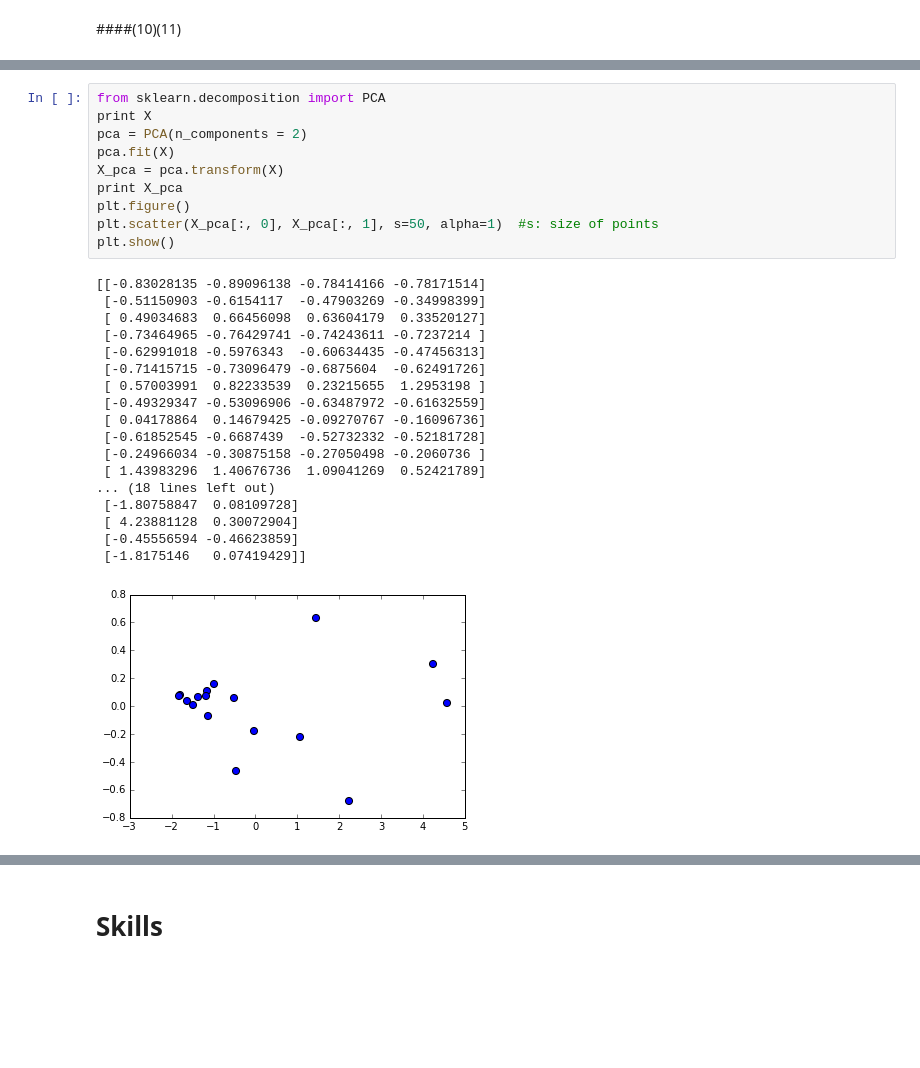
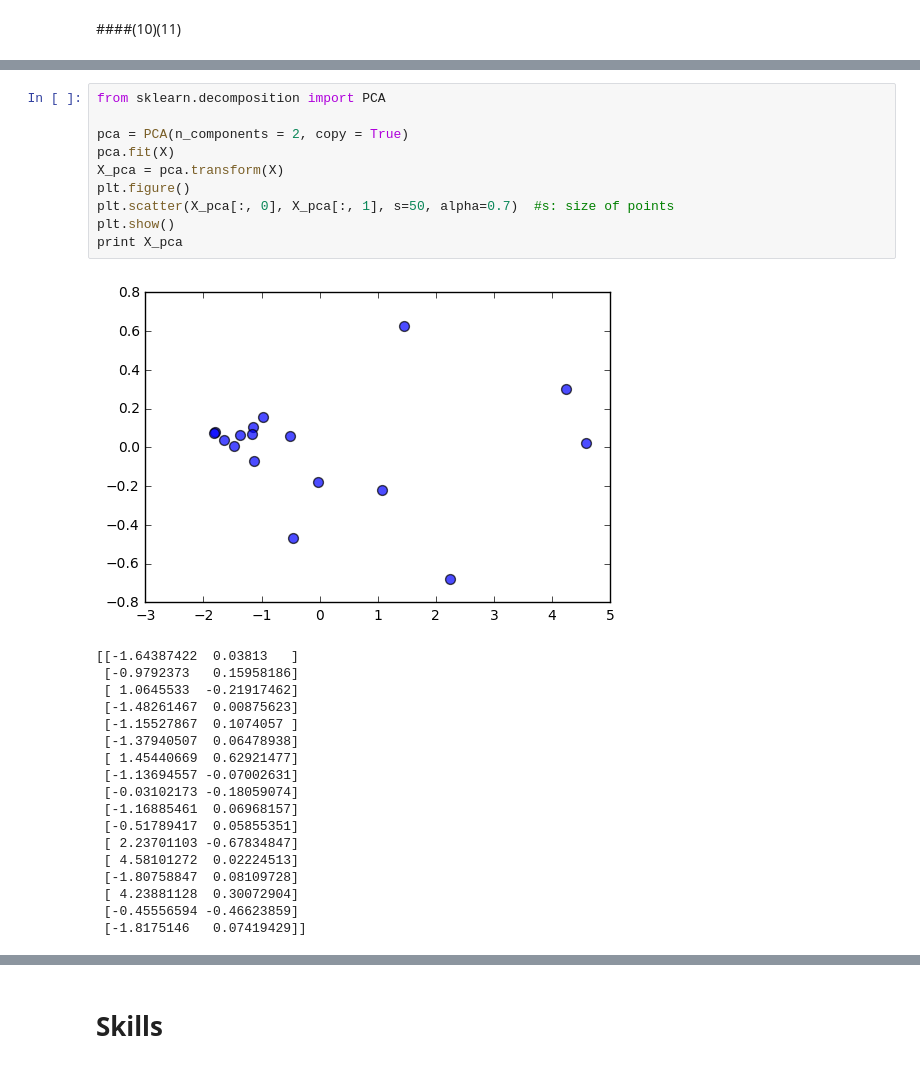
Before and after one commit to DemiFr/SD204-TP-SVD-PCA, a Jupyter notebook: Ex4.ipynb, the cells around one changed output, grey strips where cells are left out. Cells and saved outputs as stored; diff of their text form; blank space fills up the shorter version.

```diff
--- a/Ex4.ipynb
+++ b/Ex4.ipynb
@@ -59,29 +59,29 @@ plt.show()
 # %%
 from sklearn.decomposition import PCA
-print X
-pca = PCA(n_components = 2)
+
+pca = PCA(n_components = 2, copy = True)
 pca.fit(X)
 X_pca = pca.transform(X)
+plt.figure()
+plt.scatter(X_pca[:, 0], X_pca[:, 1], s=50, alpha=0.7)  #s: size of points
+plt.show()
 print X_pca
-plt.figure()
-plt.scatter(X_pca[:, 0], X_pca[:, 1], s=50, alpha=1)  #s: size of points
-plt.show()
 # %% [output]
+[figure, new version]
-[[-0.83028135 -0.89096138 -0.78414166 -0.78171514]
- [-0.51150903 -0.6154117  -0.47903269 -0.34998399]
- [ 0.49034683  0.66456098  0.63604179  0.33520127]
- [-0.73464965 -0.76429741 -0.74243611 -0.7237214 ]
- [-0.62991018 -0.5976343  -0.60634435 -0.47456313]
- [-0.71415715 -0.73096479 -0.6875604  -0.62491726]
- [ 0.57003991  0.82233539  0.23215655  1.2953198 ]
- [-0.49329347 -0.53096906 -0.63487972 -0.61632559]
- [ 0.04178864  0.14679425 -0.09270767 -0.16096736]
- [-0.61852545 -0.6687439  -0.52732332 -0.52181728]
- [-0.24966034 -0.30875158 -0.27050498 -0.2060736 ]
- [ 1.43983296  1.40676736  1.09041269  0.52421789]
-... (18 lines left out)
+[[-1.64387422  0.03813   ]
+ [-0.9792373   0.15958186]
+ [ 1.0645533  -0.21917462]
+ [-1.48261467  0.00875623]
+ [-1.15527867  0.1074057 ]
+ [-1.37940507  0.06478938]
+ [ 1.45440669  0.62921477]
+ [-1.13694557 -0.07002631]
+ [-0.03102173 -0.18059074]
+ [-1.16885461  0.06968157]
+ [-0.51789417  0.05855351]
+ [ 2.23701103 -0.67834847]
+ [ 4.58101272  0.02224513]
  [-1.80758847  0.08109728]
  [ 4.23881128  0.30072904]
  [-0.45556594 -0.46623859]
  [-1.8175146   0.07419429]]
-[figure, old version]
```
Also changed, not shown: parts of 4 cells of this notebook, 5 other files.
